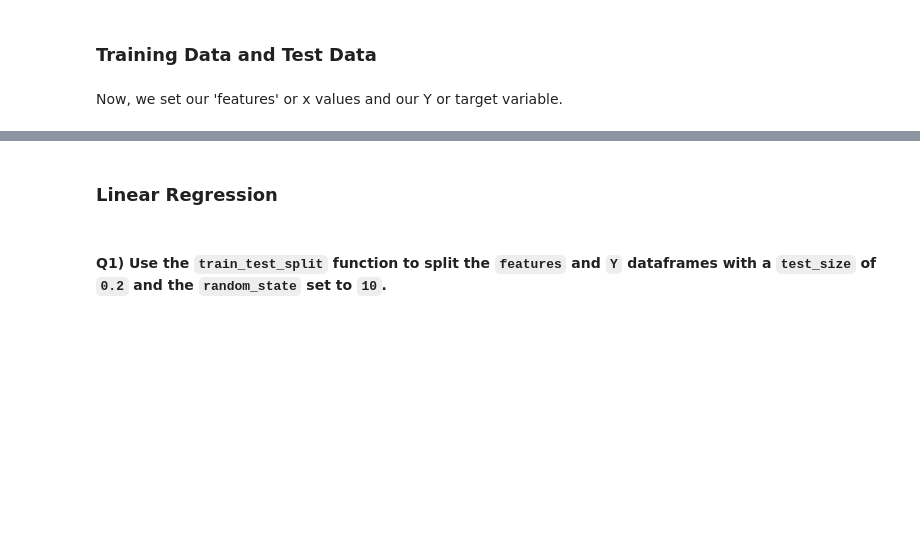
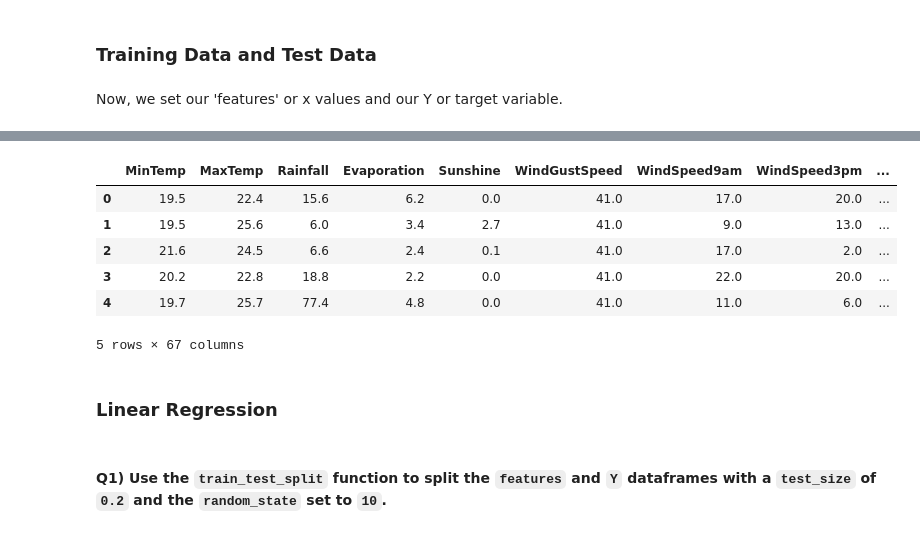
Before and after one commit to 8ctal/Maching-learning-with-python-IBMCourse_LABS, a Jupyter notebook: ML0101EN_SkillUp_FinalAssignment.jupyterlite.ipynb, the cells around one changed output, grey strips where cells are left out. Saved outputs shown, nothing was run; the diff lists cells and outputs as text; code cells hidden in the pictures; blank space fills up the shorter version.

```diff
--- a/ML0101EN_SkillUp_FinalAssignment.jupyterlite.ipynb
+++ b/ML0101EN_SkillUp_FinalAssignment.jupyterlite.ipynb
@@ -169,5 +200,15 @@ df_sydney_processed.drop('Date',axis=1,inplace=True)
 # %%
 df_sydney_processed = df_sydney_processed.astype(float)
+# %%
+df_sydney_processed.head()
+# %% [output]
+|  | MinTemp | MaxTemp | Rainfall | Evaporation | Sunshine | WindGustSpeed | WindSpeed9am | WindSpeed3pm | ... |
+| 0 | 19.5 | 22.4 | 15.6 | 6.2 | 0.0 | 41.0 | 17.0 | 20.0 | ... |
+| 1 | 19.5 | 25.6 | 6.0 | 3.4 | 2.7 | 41.0 | 9.0 | 13.0 | ... |
+| 2 | 21.6 | 24.5 | 6.6 | 2.4 | 0.1 | 41.0 | 17.0 | 2.0 | ... |
+| 3 | 20.2 | 22.8 | 18.8 | 2.2 | 0.0 | 41.0 | 22.0 | 20.0 | ... |
+| 4 | 19.7 | 25.7 | 77.4 | 4.8 | 0.0 | 41.0 | 11.0 | 6.0 | ... |
+5 rows × 67 columns
 # %%
 features = df_sydney_processed.drop(columns='RainTomorrow', axis=1)
 Y = df_sydney_processed['RainTomorrow']
```
Also changed, not shown: parts of 11 cells of this notebook, 3 other files.
